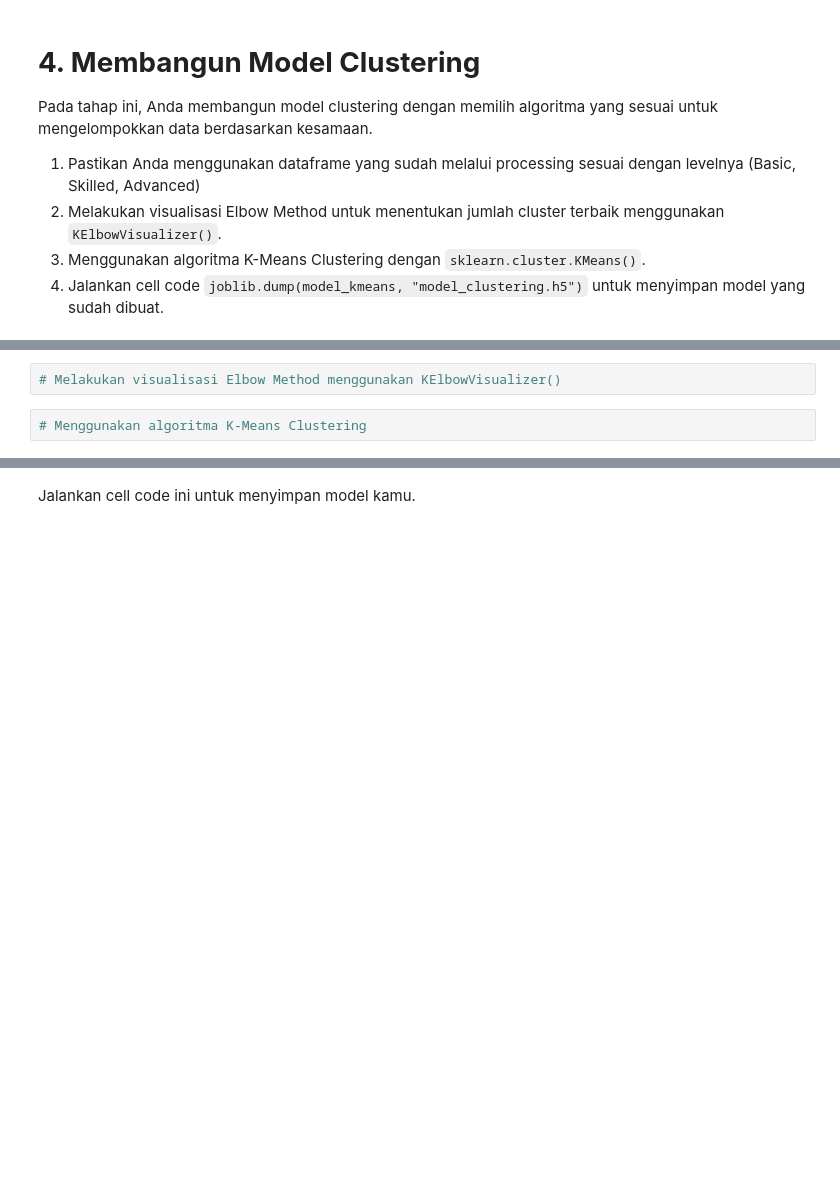
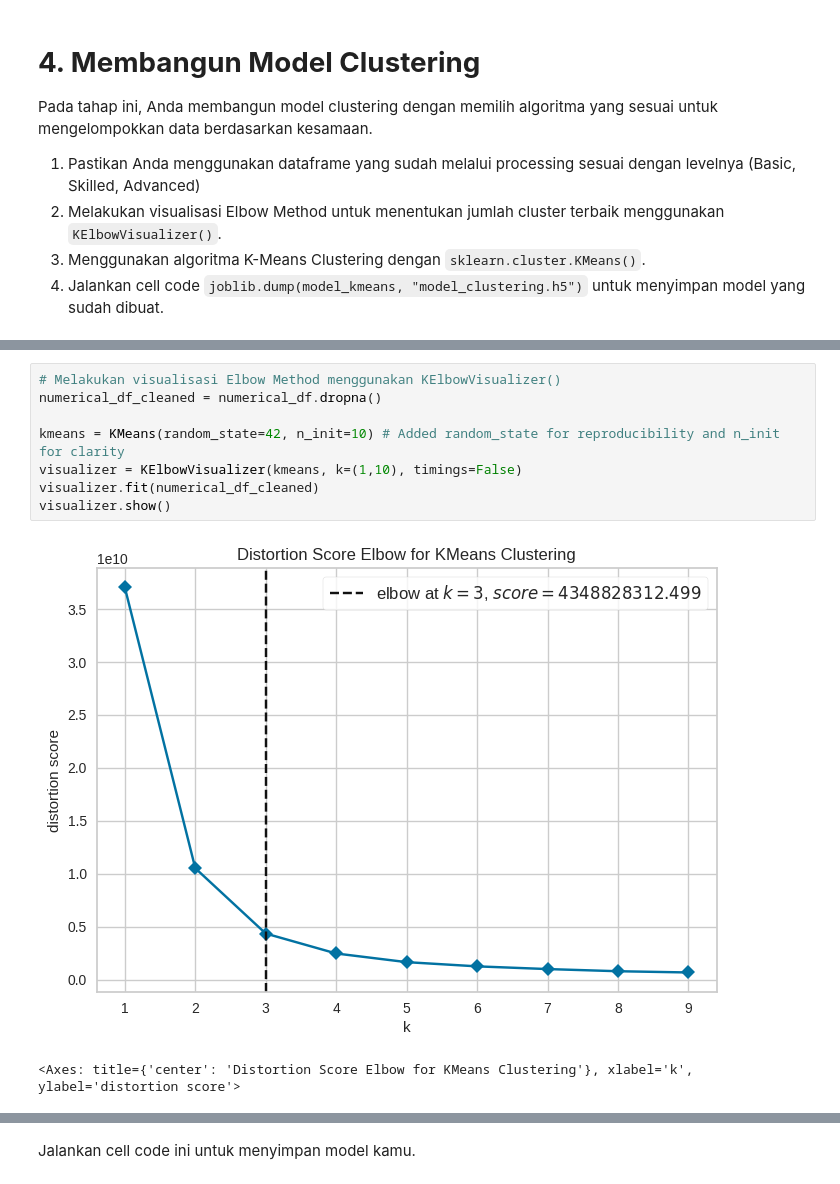
Before and after one commit to Hijaan/Dicoding_HIjaan, a Jupyter notebook: [Clustering]_Submission_Akhir_BMLP_Hasbi.ipynb, the cells around one changed output, grey strips where cells are left out. Cells and saved outputs as stored; diff of their text form; blank space fills up the shorter version.

```diff
--- a/[Clustering]_Submission_Akhir_BMLP_Hasbi.ipynb
+++ b/[Clustering]_Submission_Akhir_BMLP_Hasbi.ipynb
@@ -202,4 +332,11 @@ Pada tahap ini, Anda membangun model clustering dengan memilih algoritma yang se
-# %%
-# Melakukan visualisasi Elbow Method menggunakan KElbowVisualizer()
-# %%
-# Menggunakan algoritma K-Means Clustering
+# %%
+# Melakukan visualisasi Elbow Method menggunakan KElbowVisualizer()
+numerical_df_cleaned = numerical_df.dropna()
+
+kmeans = KMeans(random_state=42, n_init=10) # Added random_state for reproducibility and n_init for clarity
+visualizer = KElbowVisualizer(kmeans, k=(1,10), timings=False)
+visualizer.fit(numerical_df_cleaned)
+visualizer.show()
+# %% [output]
+[figure, added]
+<Axes: title={'center': 'Distortion Score Elbow for KMeans Clustering'}, xlabel='k', ylabel='distortion score'>
```
Also changed, not shown: parts of 26 cells of this notebook.
